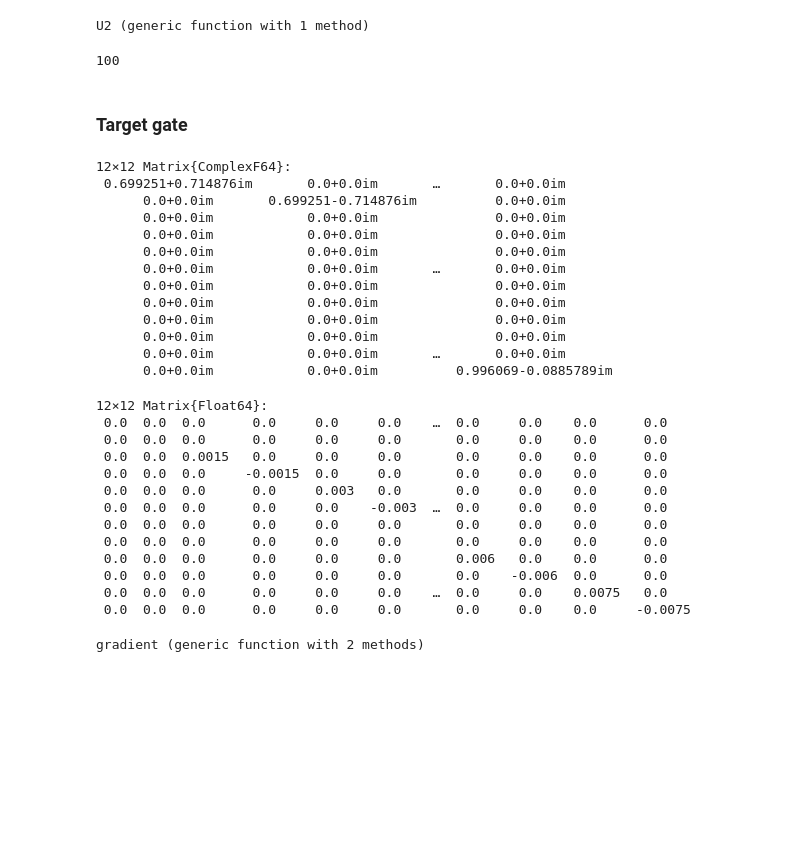
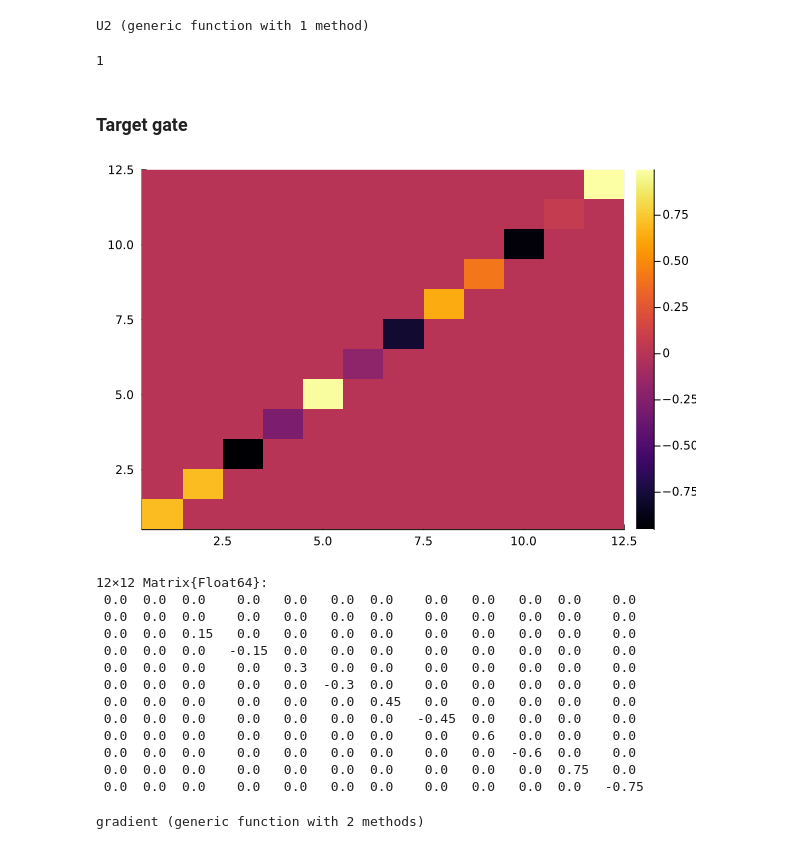
Before and after one commit to AndreaMaestri18/Opt3DQalgs, a Jupyter notebook: BTgates/src/optimisations/pulse_optimisation.ipynb, the cells around one changed output. Saved outputs shown, nothing was run; the diff lists cells and outputs as text; code cells hidden in the pictures; blank space fills up the shorter version.

```diff
--- a/BTgates/src/optimisations/pulse_optimisation.ipynb
+++ b/BTgates/src/optimisations/pulse_optimisation.ipynb
@@ -13,13 +13,13 @@ using LinearAlgebra, Optim, Measures, CSV, DataFrames
 # %%
-ω_c = 5
-ω_q = 3
-χ = 3e-3
+ω_c = 500
+ω_q = 300
+χ = 3e-1
 N = 6
 amp_c = 1
 amp_q = 1
-T = 100
+T = 1
 # %% [output]
-100
+1
 # %% [markdown]
 ### Target gate
 # %%
@@ -36,63 +36,52 @@ RX = kron(Rx(N, Array[[3,4]], θ/2), I_qubit)
 sx = kron(I_cavity, [0 1; 1 0])
 sy = kron(I_cavity, [0 -1im; 1im 0])
 # generating matrices
 a,adag,sp,sm,sz = generate_matrices(N)
 
 ψ_initial = zeros(N)
 ψ_initial[1] = 1
 ψ_initial = kron(ψ_initial/norm(ψ_initial), [0,1])
 
-interaction_transformation(t) = exp(-1im * (ω_c * a' * a + ω_q / 2 * sz) * t)
+interaction_transformation(t) = cis(- (ω_c * a' * a + ω_q / 2 * sz) * t)
 int_transformation = interaction_transformation(T)
 
 # ψ_initial = [0.0
 # 0.042364880640716744
 # 0.0
 # 0.28885144075298463
 # 0.0
 # 0.16339860379664017
 # 0.0
 # 0.4589052841372305
 # 0.0
 # 0.5284511784719409
 # 0.0
 # 0.22306739569809422
 # 0.0
 # 0.3219611737913927
 # 0.0
 # 0.4947708459988468]
 # ψ_final_x = RX * ψ_initial
 # ψ_final_x_gate = X_gate * ψ_initial
+heatmap(real(int_transformation))
 # %% [output]
-12×12 Matrix{ComplexF64}:
- 0.699251+0.714876im       0.0+0.0im       …       0.0+0.0im
-      0.0+0.0im       0.699251-0.714876im          0.0+0.0im
-      0.0+0.0im            0.0+0.0im               0.0+0.0im
-      0.0+0.0im            0.0+0.0im               0.0+0.0im
-      0.0+0.0im            0.0+0.0im               0.0+0.0im
-      0.0+0.0im            0.0+0.0im       …       0.0+0.0im
-      0.0+0.0im            0.0+0.0im               0.0+0.0im
-      0.0+0.0im            0.0+0.0im               0.0+0.0im
-      0.0+0.0im            0.0+0.0im               0.0+0.0im
-      0.0+0.0im            0.0+0.0im               0.0+0.0im
-      0.0+0.0im            0.0+0.0im       …       0.0+0.0im
-      0.0+0.0im            0.0+0.0im          0.996069-0.0885789im
+[figure, added]
 # %%
 H_drift = χ * adag * a * sz / 2 #+ ω_c * adag * a + ω_q * sz / 2
 # %% [output]
 12×12 Matrix{Float64}:
- 0.0  0.0  0.0      0.0     0.0     0.0    …  0.0     0.0    0.0      0.0
- 0.0  0.0  0.0      0.0     0.0     0.0       0.0     0.0    0.0      0.0
- 0.0  0.0  0.0015   0.0     0.0     0.0       0.0     0.0    0.0      0.0
- 0.0  0.0  0.0     -0.0015  0.0     0.0       0.0     0.0    0.0      0.0
- 0.0  0.0  0.0      0.0     0.003   0.0       0.0     0.0    0.0      0.0
- 0.0  0.0  0.0      0.0     0.0    -0.003  …  0.0     0.0    0.0      0.0
- 0.0  0.0  0.0      0.0     0.0     0.0       0.0     0.0    0.0      0.0
- 0.0  0.0  0.0      0.0     0.0     0.0       0.0     0.0    0.0      0.0
- 0.0  0.0  0.0      0.0     0.0     0.0       0.006   0.0    0.0      0.0
- 0.0  0.0  0.0      0.0     0.0     0.0       0.0    -0.006  0.0      0.0
- 0.0  0.0  0.0      0.0     0.0     0.0    …  0.0     0.0    0.0075   0.0
- 0.0  0.0  0.0      0.0     0.0     0.0       0.0     0.0    0.0     -0.0075
+ 0.0  0.0  0.0    0.0   0.0   0.0  0.0    0.0   0.0   0.0  0.0    0.0
+ 0.0  0.0  0.0    0.0   0.0   0.0  0.0    0.0   0.0   0.0  0.0    0.0
+ 0.0  0.0  0.15   0.0   0.0   0.0  0.0    0.0   0.0   0.0  0.0    0.0
+ 0.0  0.0  0.0   -0.15  0.0   0.0  0.0    0.0   0.0   0.0  0.0    0.0
+ 0.0  0.0  0.0    0.0   0.3   0.0  0.0    0.0   0.0   0.0  0.0    0.0
+ 0.0  0.0  0.0    0.0   0.0  -0.3  0.0    0.0   0.0   0.0  0.0    0.0
+ 0.0  0.0  0.0    0.0   0.0   0.0  0.45   0.0   0.0   0.0  0.0    0.0
+ 0.0  0.0  0.0    0.0   0.0   0.0  0.0   -0.45  0.0   0.0  0.0    0.0
+ 0.0  0.0  0.0    0.0   0.0   0.0  0.0    0.0   0.6   0.0  0.0    0.0
+ 0.0  0.0  0.0    0.0   0.0   0.0  0.0    0.0   0.0  -0.6  0.0    0.0
+ 0.0  0.0  0.0    0.0   0.0   0.0  0.0    0.0   0.0   0.0  0.75   0.0
+ 0.0  0.0  0.0    0.0   0.0   0.0  0.0    0.0   0.0   0.0  0.0   -0.75
 # %%
 function cost_from_0_dispersive(H_drift, sp, sm, a, adag, T, δt, coefficients, unitary, ω_c, ω_q, initial_state, final_state, amp_q=1e-1, amp_c=1e-1)
 
```
Also changed, not shown: parts of 9 cells of this notebook, 7 other files.
